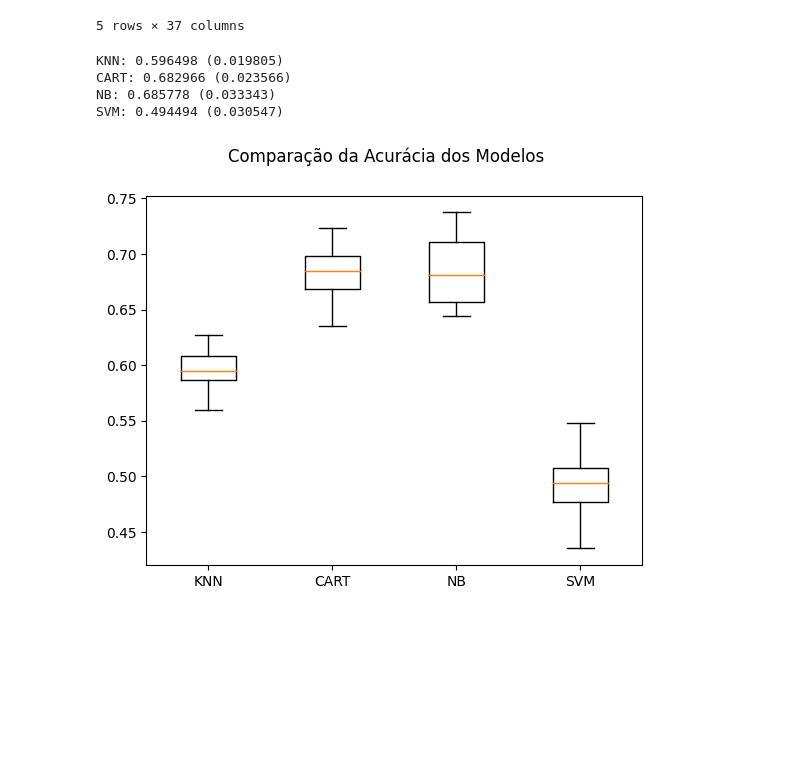
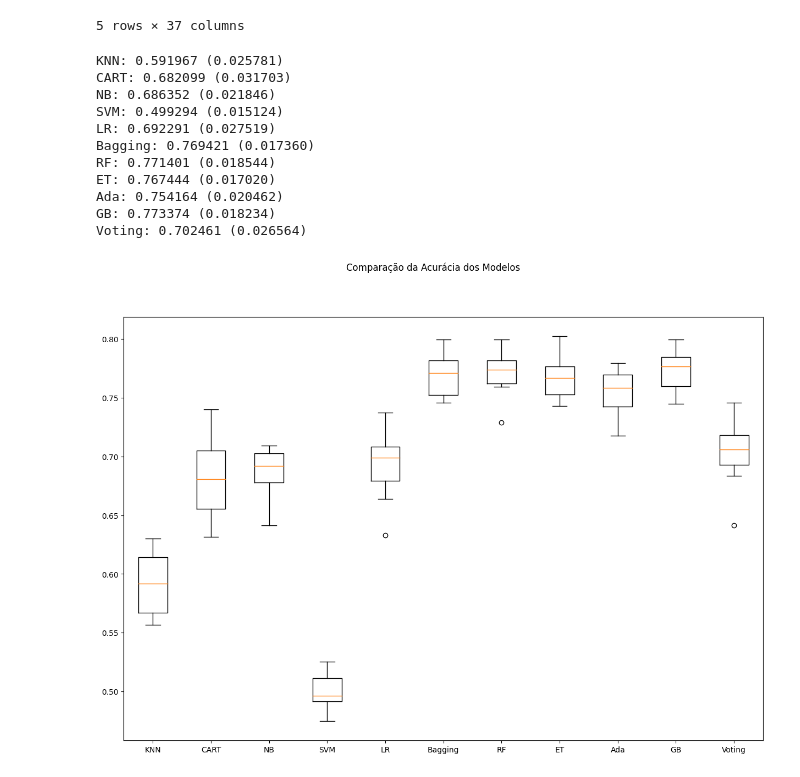
Before and after one commit to luis-rveiga/pucrj-cienciadadosanalytics, a Jupyter notebook: mvp-sprint-ii-machine-learning-analytics/mvp-sprint-ii-modelo-classico.ipynb, the cells around one changed output. Saved outputs shown, nothing was run; the diff lists cells and outputs as text; code cells hidden in the pictures; blank space fills up the shorter version.

```diff
--- a/mvp-sprint-ii-machine-learning-analytics/mvp-sprint-ii-modelo-classico.ipynb
+++ b/mvp-sprint-ii-machine-learning-analytics/mvp-sprint-ii-modelo-classico.ipynb
@@ -92,36 +92,43 @@ model1 = LogisticRegression(max_iter=200)
 bases.append(('Logistic', model1))
 model2 = DecisionTreeClassifier()
 bases.append(('cart', model2))
 model3 = SVC()
 bases.append(('svm', model3))
 
 # criando os ensembles e adicionando na lista de modelos
 models.append(('Bagging', BaggingClassifier(base_estimator=base, n_estimators=num_trees)))
 models.append(('RF', RandomForestClassifier(n_estimators=num_trees, max_features=max_features)))
 models.append(('ET', ExtraTreesClassifier(n_estimators=num_trees, max_features=max_features)))
 models.append(('Ada', AdaBoostClassifier(n_estimators=num_trees)))
 models.append(('GB', GradientBoostingClassifier(n_estimators=num_trees)))
 models.append(('Voting', VotingClassifier(bases)))
 
 
 # avaliando um modelo por vez
 for name, model in models:
     cv_results = cross_val_score(model, X_train, Y_train, cv=kfold, scoring='accuracy')
     results.append(cv_results)
     names.append(name)
     msg = "%s: %f (%f)" % (name, cv_results.mean(), cv_results.std())
     print(msg)
 
 # boxplot de comparação de modelos
-fig = plt.figure()
+fig = plt.figure(figsize=(15,10))
 fig.suptitle('Comparação da Acurácia dos Modelos')
 ax = fig.add_subplot(111)
 plt.boxplot(results)
 ax.set_xticklabels(names)
 plt.show()
 # %% [output]
-KNN: 0.596498 (0.019805)
-CART: 0.682966 (0.023566)
-NB: 0.685778 (0.033343)
-SVM: 0.494494 (0.030547)
+KNN: 0.591967 (0.025781)
+CART: 0.682099 (0.031703)
+NB: 0.686352 (0.021846)
+SVM: 0.499294 (0.015124)
+LR: 0.692291 (0.027519)
+Bagging: 0.769421 (0.017360)
+RF: 0.771401 (0.018544)
+ET: 0.767444 (0.017020)
+Ada: 0.754164 (0.020462)
+GB: 0.773374 (0.018234)
+Voting: 0.702461 (0.026564)
-[figure, old version]
+[figure, new version]
```
Also changed, not shown: parts of 2 cells of this notebook.
